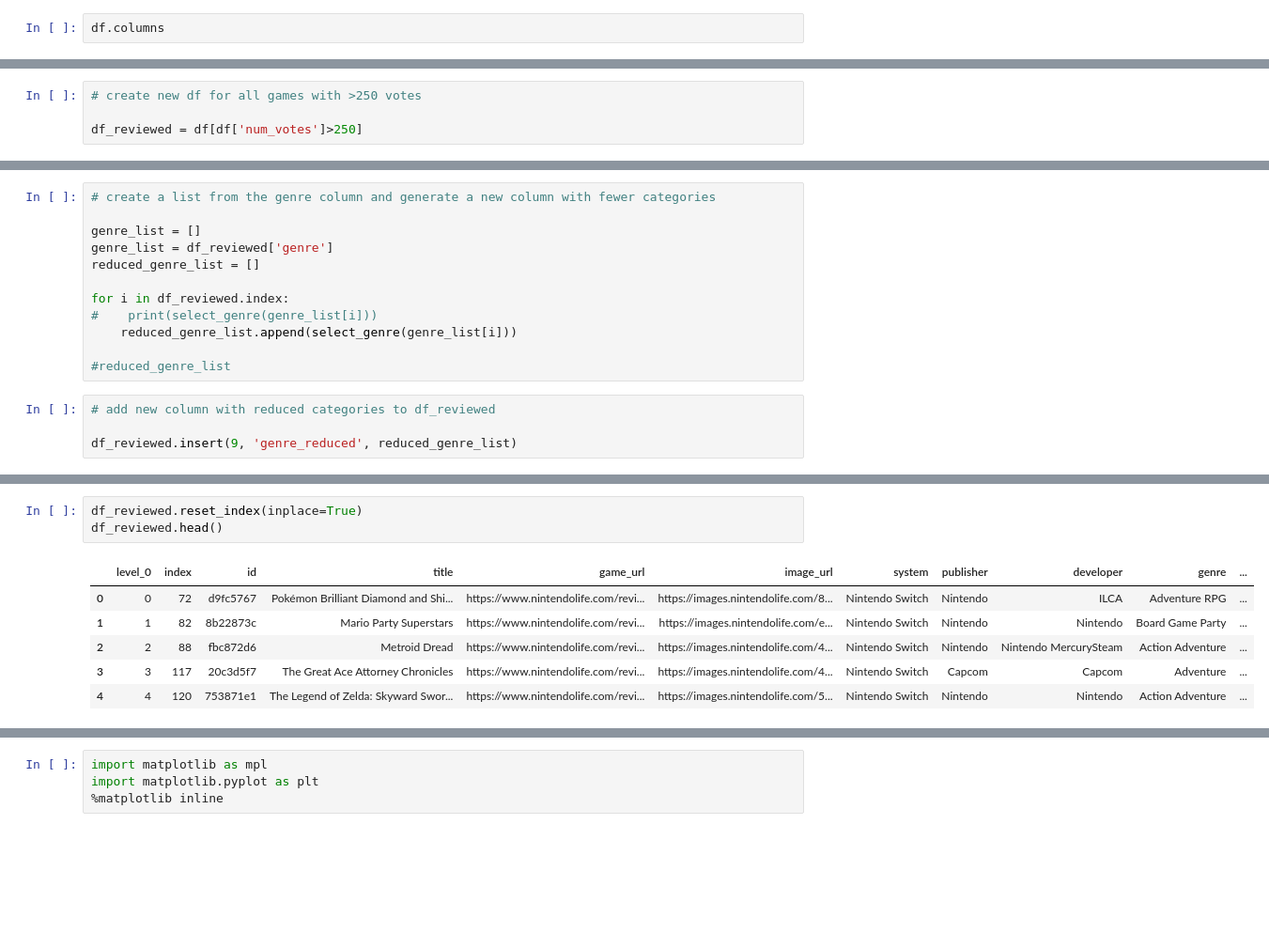
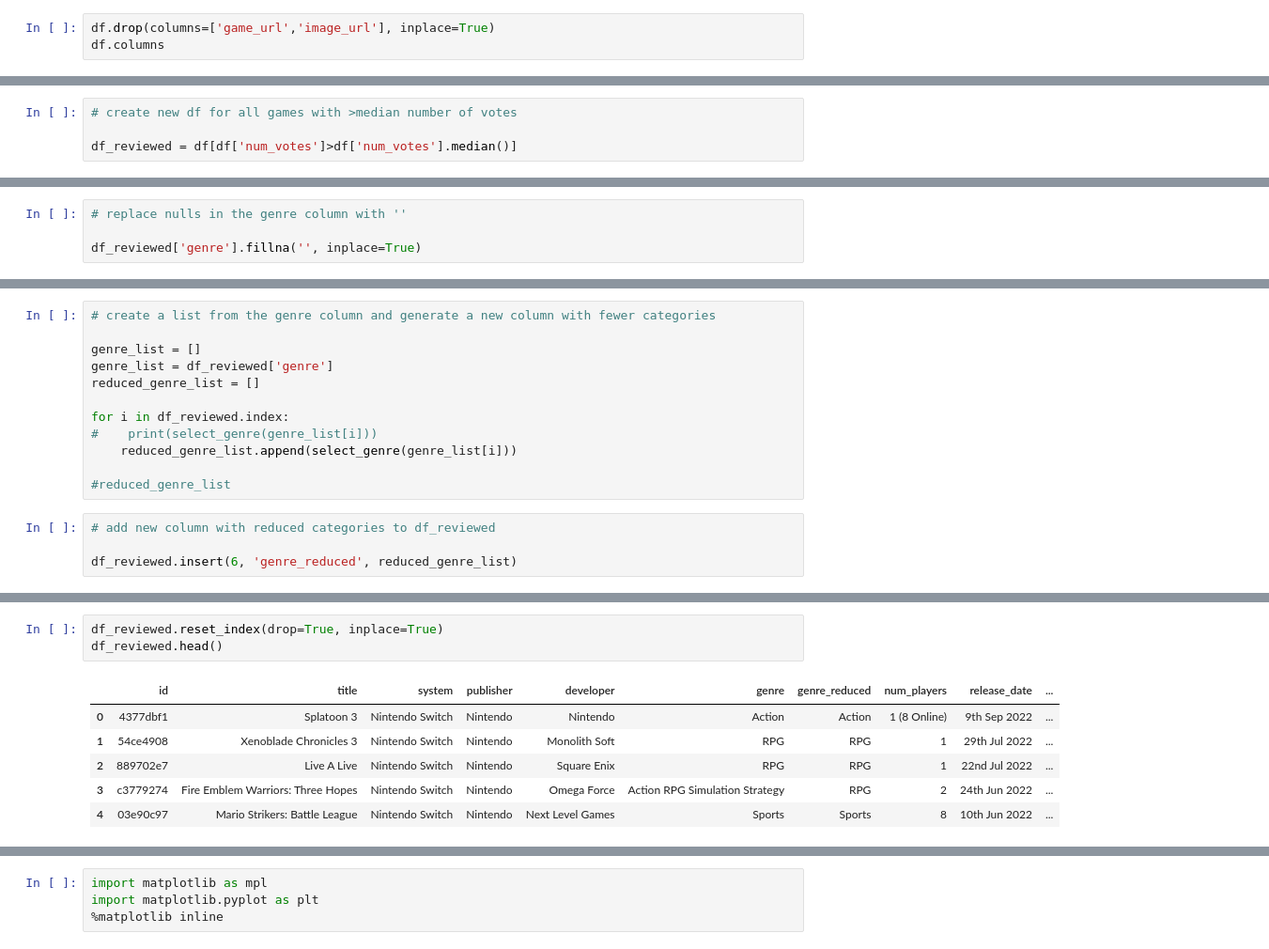
Before and after one commit to chadcroberts/PortfolioProject, a Jupyter notebook: nintendo_games.ipynb, the cells around one changed output, grey strips where cells are left out. Shown: that part at 94% size. Cells and saved outputs as stored; diff of their text form; blank space fills up the shorter version.

```diff
--- a/nintendo_games.ipynb
+++ b/nintendo_games.ipynb
@@ -16,5 +23,6 @@ df.head()
 | 3 | e2f10932 | Temtem | https://www.nintendolife.com/revi... | https://images.nintendolife.com/c... | Nintendo Switch | Humble Games | Crema Games | Action Adventure RPG | 1 (999 Online) | ... |
 | 4 | 51ff4f64 | Made in Abyss: Binary Star Fallin... | https://www.nintendolife.com/revi... | https://images.nintendolife.com/0... | Nintendo Switch | Spike Chunsoft US | Chime | Action RPG | 1 | ... |
 # %%
+df.drop(columns=['game_url','image_url'], inplace=True)
 df.columns
 # %% [output]
@@ -85,4 +84,4 @@ dtype: object
 # %%
-# create new df for all games with >250 votes
+# create new df for all games with >median number of votes
 
-df_reviewed = df[df['num_votes']>250]
+df_reviewed = df[df['num_votes']>df['num_votes'].median()]
@@ -152,0 +137,4 @@ def select_genre(genre_in):
+# %%
+# replace nulls in the genre column with ''
+
+df_reviewed['genre'].fillna('', inplace=True)
@@ -165,4 +179,4 @@ for i in df_reviewed.index:
 # %%
 # add new column with reduced categories to df_reviewed
 
-df_reviewed.insert(9, 'genre_reduced', reduced_genre_list)
+df_reviewed.insert(6, 'genre_reduced', reduced_genre_list)
@@ -214,10 +216,10 @@ df_reviewed.head()
 # %%
-df_reviewed.reset_index(inplace=True)
+df_reviewed.reset_index(drop=True, inplace=True)
 df_reviewed.head()
 # %% [output]
-|  | level_0 | index | id | title | game_url | image_url | system | publisher | developer | genre | ... |
-| 0 | 0 | 72 | d9fc5767 | Pokémon Brilliant Diamond and Shi... | https://www.nintendolife.com/revi... | https://images.nintendolife.com/8... | Nintendo Switch | Nintendo | ILCA | Adventure RPG | ... |
-| 1 | 1 | 82 | 8b22873c | Mario Party Superstars | https://www.nintendolife.com/revi... | https://images.nintendolife.com/e... | Nintendo Switch | Nintendo | Nintendo | Board Game Party | ... |
-| 2 | 2 | 88 | fbc872d6 | Metroid Dread | https://www.nintendolife.com/revi... | https://images.nintendolife.com/4... | Nintendo Switch | Nintendo | Nintendo MercurySteam | Action Adventure | ... |
-| 3 | 3 | 117 | 20c3d5f7 | The Great Ace Attorney Chronicles | https://www.nintendolife.com/revi... | https://images.nintendolife.com/4... | Nintendo Switch | Capcom | Capcom | Adventure | ... |
-| 4 | 4 | 120 | 753871e1 | The Legend of Zelda: Skyward Swor... | https://www.nintendolife.com/revi... | https://images.nintendolife.com/5... | Nintendo Switch | Nintendo | Nintendo | Action Adventure | ... |
+|  | id | title | system | publisher | developer | genre | genre_reduced | num_players | release_date | ... |
+| 0 | 4377dbf1 | Splatoon 3 | Nintendo Switch | Nintendo | Nintendo | Action | Action | 1 (8 Online) | 9th Sep 2022 | ... |
+| 1 | 54ce4908 | Xenoblade Chronicles 3 | Nintendo Switch | Nintendo | Monolith Soft | RPG | RPG | 1 | 29th Jul 2022 | ... |
+| 2 | 889702e7 | Live A Live | Nintendo Switch | Nintendo | Square Enix | RPG | RPG | 1 | 22nd Jul 2022 | ... |
+| 3 | c3779274 | Fire Emblem Warriors: Three Hopes | Nintendo Switch | Nintendo | Omega Force | Action RPG Simulation Strategy | RPG | 2 | 24th Jun 2022 | ... |
+| 4 | 03e90c97 | Mario Strikers: Battle League | Nintendo Switch | Nintendo | Next Level Games | Sports | Sports | 8 | 10th Jun 2022 | ... |
```
Also changed, not shown: parts of 53 cells of this notebook.
